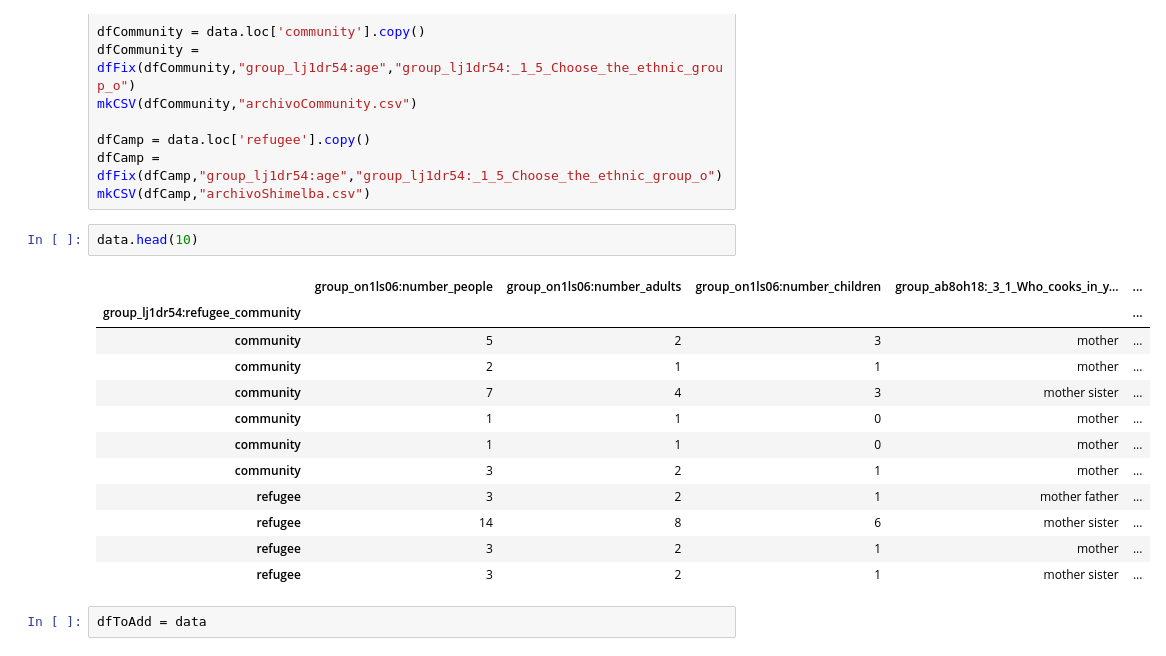
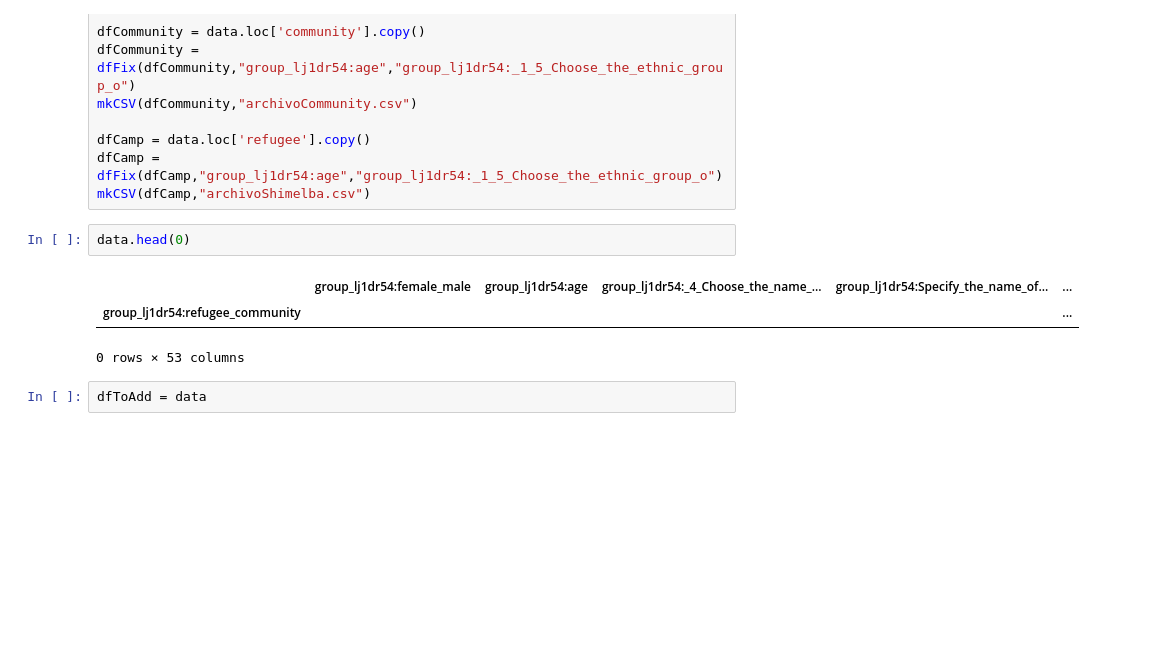
Before and after one commit to guillermosanchezg/NAUTIA, a Jupyter notebook: DesarrolloPy/NotebookPruebas.ipynb, the cells around one changed output. Saved outputs shown, nothing was run; the diff lists cells and outputs as text; blank space fills up the shorter version.

```diff
--- a/DesarrolloPy/NotebookPruebas.ipynb
+++ b/DesarrolloPy/NotebookPruebas.ipynb
@@ -31,20 +31,11 @@ dfCamp = data.loc['refugee'].copy()
 dfCamp = dfFix(dfCamp,"group_lj1dr54:age","group_lj1dr54:_1_5_Choose_the_ethnic_group_o")
 mkCSV(dfCamp,"archivoShimelba.csv")
 # %%
-data.head(10)
+data.head(0)
 # %% [output]
-|  | group_on1ls06:number_people | group_on1ls06:number_adults | group_on1ls06:number_children | group_ab8oh18:_3_1_Who_cooks_in_y... | ... |
+|  | group_lj1dr54:female_male | group_lj1dr54:age | group_lj1dr54:_4_Choose_the_name_... | group_lj1dr54:Specify_the_name_of... | ... |
 | group_lj1dr54:refugee_community |  |  |  |  | ... |
-| community | 5 | 2 | 3 | mother | ... |
-| community | 2 | 1 | 1 | mother | ... |
-| community | 7 | 4 | 3 | mother sister | ... |
-| community | 1 | 1 | 0 | mother | ... |
-| community | 1 | 1 | 0 | mother | ... |
-| community | 3 | 2 | 1 | mother | ... |
-| refugee | 3 | 2 | 1 | mother father | ... |
-| refugee | 14 | 8 | 6 | mother sister | ... |
-| refugee | 3 | 2 | 1 | mother | ... |
-| refugee | 3 | 2 | 1 | mother sister | ... |
+0 rows × 53 columns
 # %%
 dfToAdd = data
 # %%
```
Also changed, not shown: parts of 1 cell of this notebook, 4 other files.
